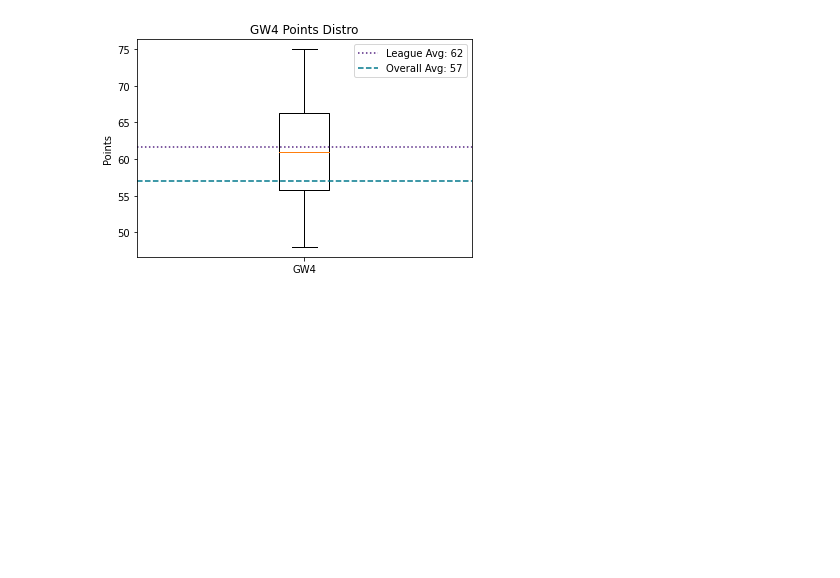
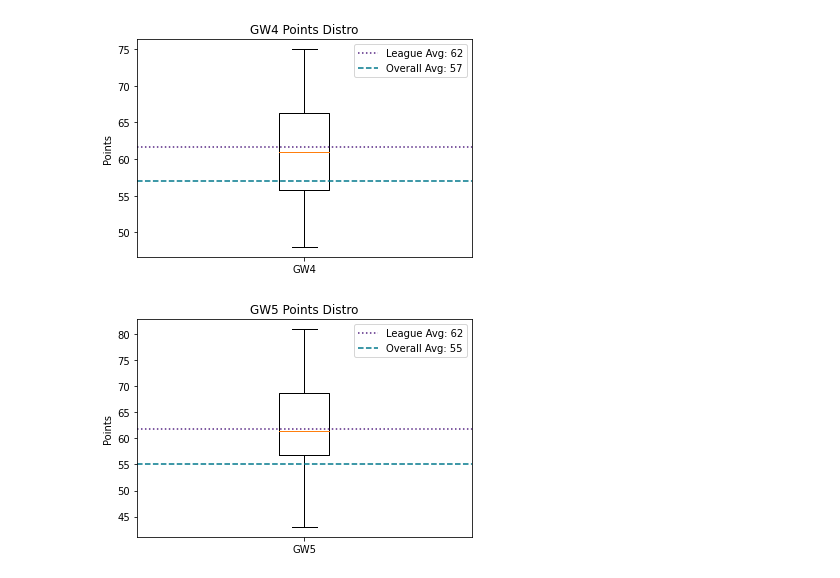
Before and after one commit to samar14641/fpl, a Jupyter notebook: vis.ipynb, the cells around one changed output. Drawn from its saved outputs; the diff is of its cells as text; code cells hidden in the pictures; blank space fills up the shorter version.

```diff
--- a/vis.ipynb
+++ b/vis.ipynb
@@ -7,7 +7,7 @@ import pandas as pd
 overview = pd.read_csv(os.getcwd() + '/Data/overview.csv').set_index('entry')
 players = pd.read_csv(os.getcwd() + '/Data/player_data.csv').set_index('entry')
 # %%
-avgs = {1: 69, 2: 56, 3: 54, 4: 57}
+avgs = {1: 69, 2: 56, 3: 54, 4: 57, 5: 55}
 # %%
 players.join(overview).head()
 # %% [output]
@@ -45,6 +45,10 @@ gw_boxplots(overview['GW3'], avgs[3], 'GW3')
 gw_boxplots(overview['GW4'], avgs[4], 'GW4')
 # %% [output]
 [figure]
+# %%
+gw_boxplots(overview['GW5'], avgs[5], 'GW5')
+# %% [output]
+[figure, added]
 # %%
 def single_player(data, name, entry_name):
     plt.plot(data.index, data, color = '#552583')
```
Also changed, not shown: parts of 2 cells of this notebook, 3 other files.
